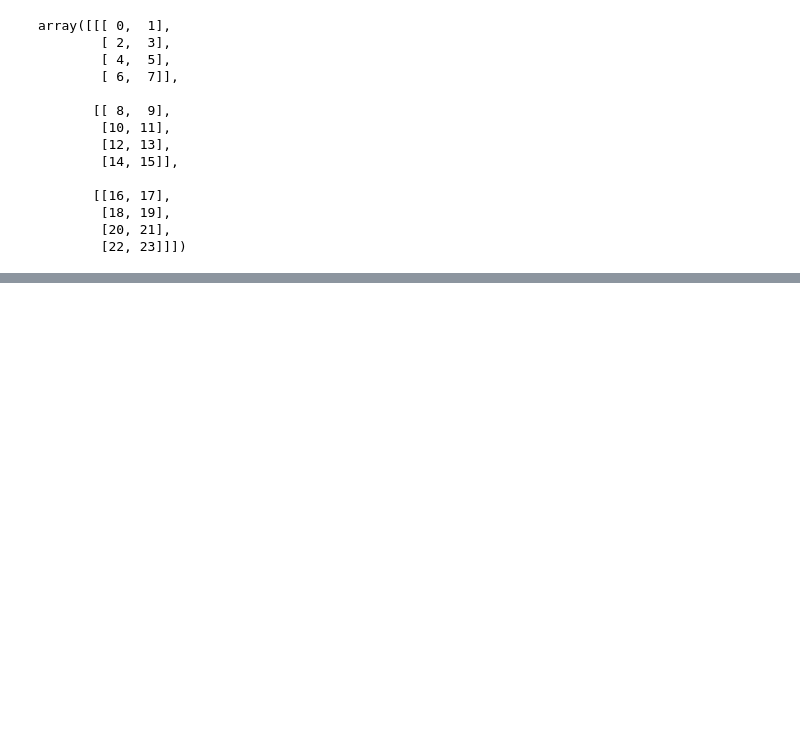
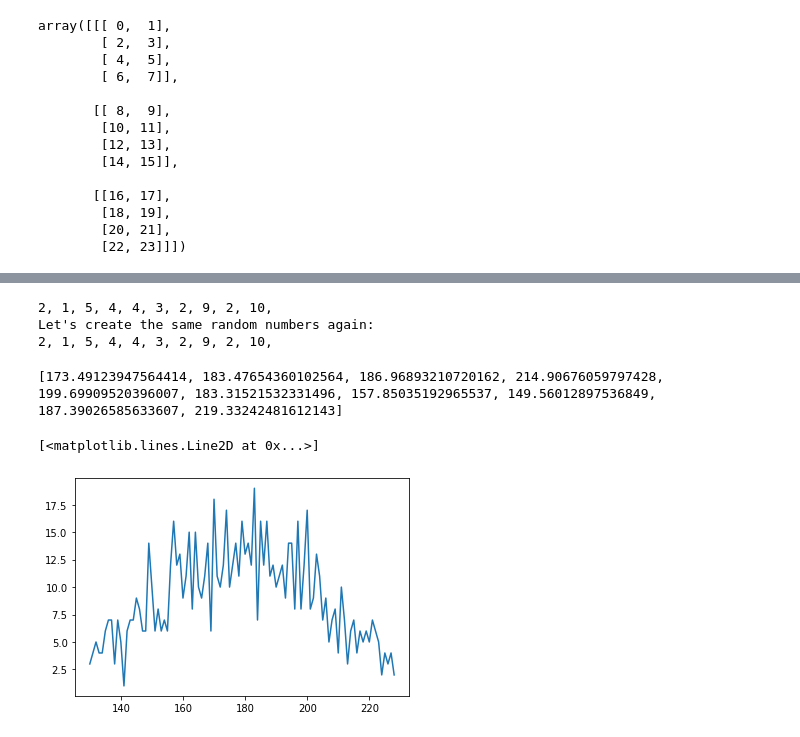
Before and after one commit to Kassaye52/kb_Python, a Jupyter notebook: bernd_klein_Python/bernd_klein_python_data_analysis/bernd_klein_python_data_analysis.ipynb, the cells around one changed output, grey strips where cells are left out. Saved outputs shown, nothing was run; the diff lists cells and outputs as text; code cells hidden in the pictures; blank space fills up the shorter version.

Commit message:
random

```diff
--- a/bernd_klein_Python/bernd_klein_python_data_analysis/bernd_klein_python_data_analysis.ipynb
+++ b/bernd_klein_Python/bernd_klein_python_data_analysis/bernd_klein_python_data_analysis.ipynb
@@ -1243,0 +2014,36 @@ array([[[ 0,  1],
+# %%
+import random
+random.seed(42)
+for _ in range(10):
+    print(random.randint(1, 10), end=", ")
+
+print("\nLet's create the same random numbers again:")
+random.seed(42)
+for _ in range(10):
+    print(random.randint(1, 10), end=", ")
+# %% [output]
+2, 1, 5, 4, 4, 3, 2, 9, 2, 10,
+Let's create the same random numbers again:
+2, 1, 5, 4, 4, 3, 2, 9, 2, 10,
+# %%
+from random import gauss
+n = 1000
+values = []
+frequencies = {}
+while len(values) < n:
+    value = gauss(180, 30)
+    if 130 < value < 230:
+        frequencies[int(value)] = frequencies.get(int(value), 0) + 1
+    values.append(value)
+print(values[:10])
+# %% [output]
+[173.49123947564414, 183.47654360102564, 186.96893210720162, 214.90676059797428, 199.69909520396007, 183.31521532331496, 157.85035192965537, 149.56012897536849, 187.39026585633607, 219.33242481612143]
+# %%
+%matplotlib inline
+import matplotlib.pyplot as plt
+freq = list(frequencies.items())
+freq.sort()
+plt.plot(*list(zip(*freq)))
+# %% [output]
+[<matplotlib.lines.Line2D at 0x...>]
+[figure, added]
```
Also changed, not shown: parts of 79 cells of this notebook, 1 other file.
